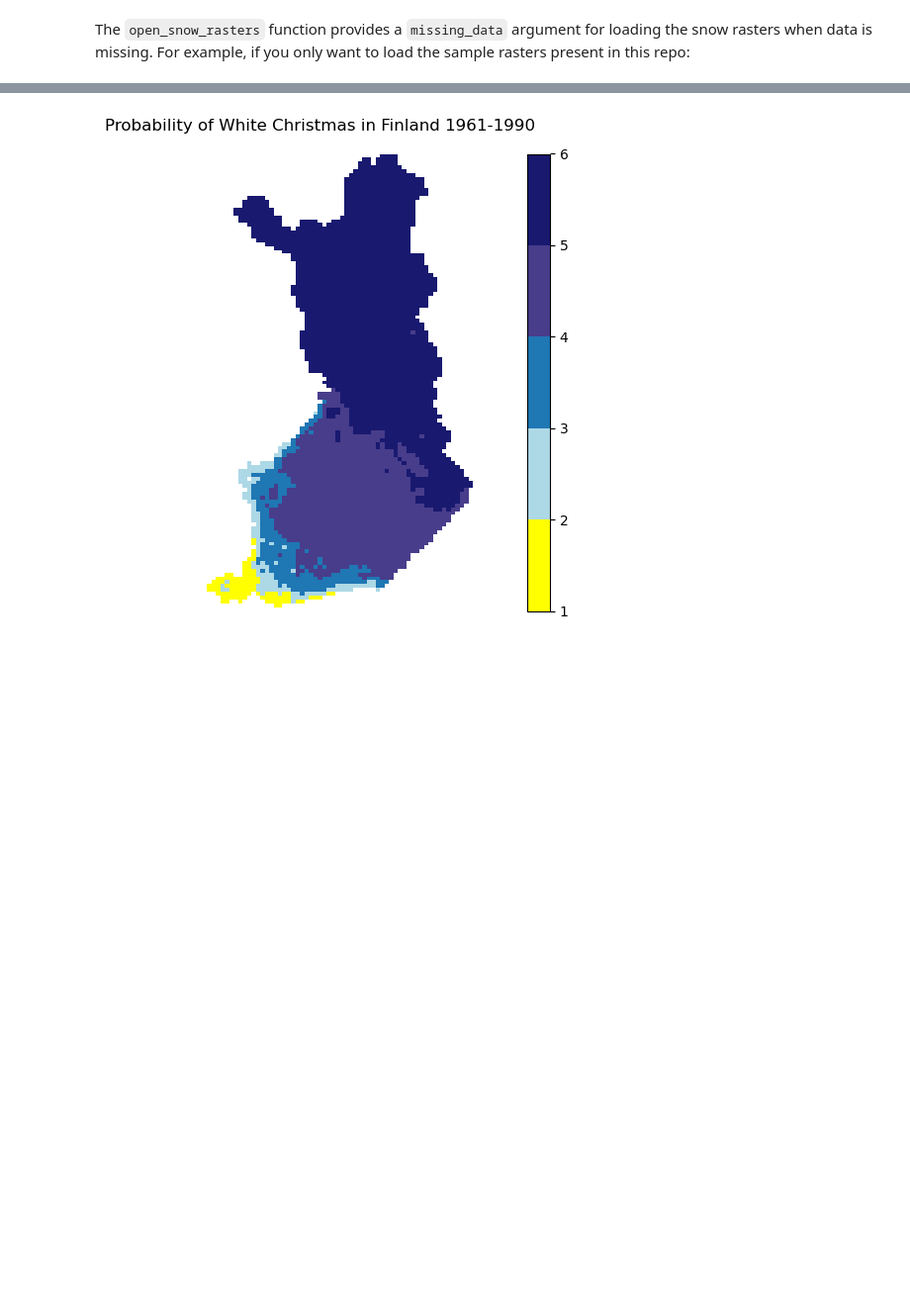
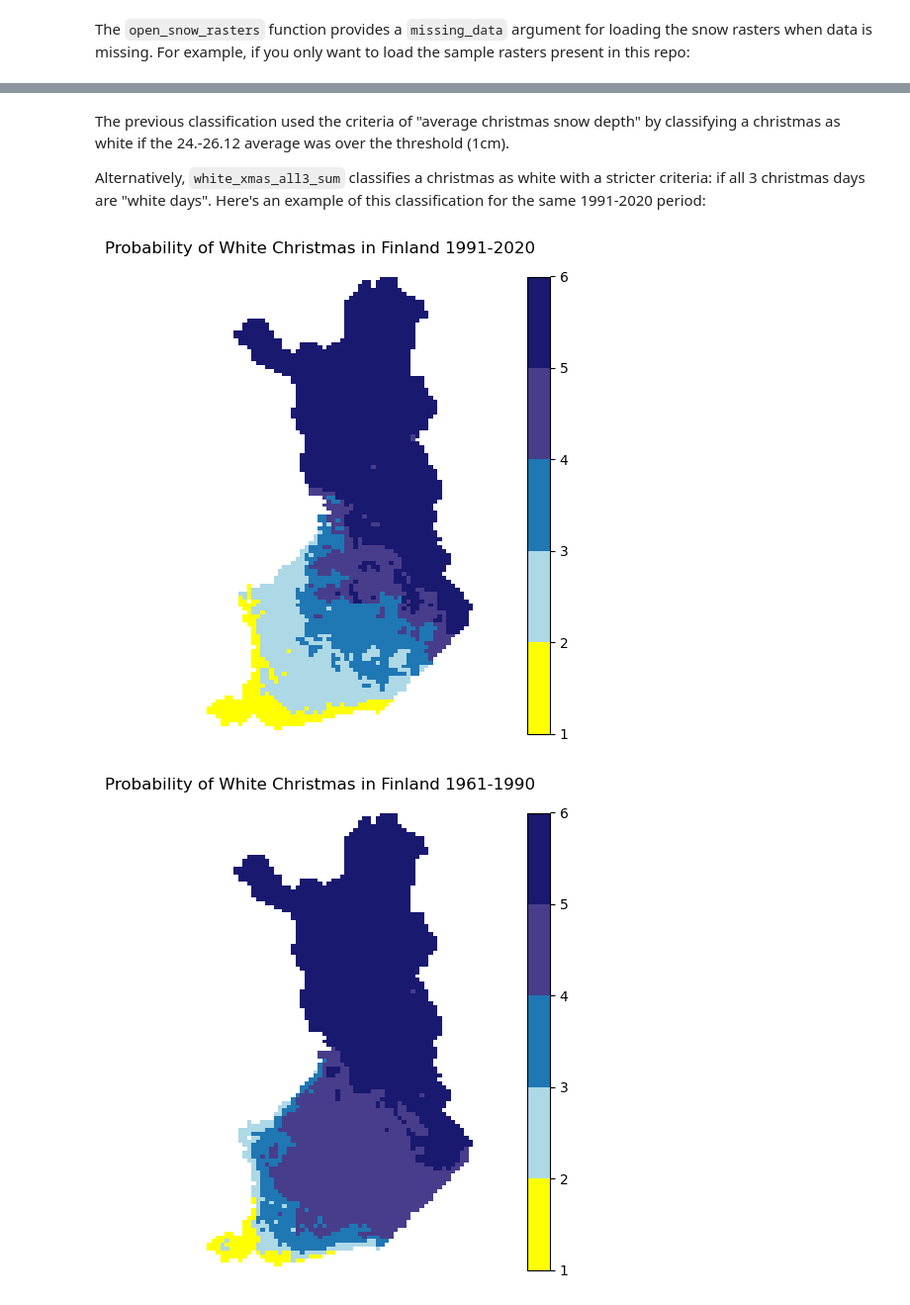
Before and after one commit to marcelomouta/white-christmas-project, a Jupyter notebook: final-assignment.ipynb, the cells around one changed output, grey strips where cells are left out. Shown at 99% size. Cells and saved outputs as stored; diff of their text form; code cells hidden in the pictures; blank space fills up the shorter version.

```diff
--- a/final-assignment.ipynb
+++ b/final-assignment.ipynb
@@ -147,3 +182,19 @@ snow.plot_prob_white_xmas(prob_white_xmas, start_year, end_year)
+# %% [markdown]
+The previous classification used the criteria of "average christmas snow depth" by classifying a christmas as white if the 24.-26.12 average was over the threshold (1cm).
+
+Alternatively, `white_xmas_all3_sum` classifies a christmas as white with a stricter criteria: if all 3 christmas days are "white days". Here's an example of this classification for the same 1991-2020 period:
+# %%
+# Raster with nr. of occurrences of "White Christmas" using all3 criteria
+all3_white_xmas_sum = snow.white_xmas_all3_sum(snow_rasters) # year interval defaults to 1991-2020
+
+# change 30-year scale to 0-10
+all3_white_xmas_sum /= 3
+
+all3_white_prob = snow.classify_prob_white_xmas(all3_white_xmas_sum)
+
+snow.plot_prob_white_xmas(all3_white_prob, start_year, end_year)
+# %% [output]
+[figure, added]
 # %%
 start_year = 1961
 end_year = 1990
```
Also changed, not shown: parts of 25 cells of this notebook, 1 other file.
